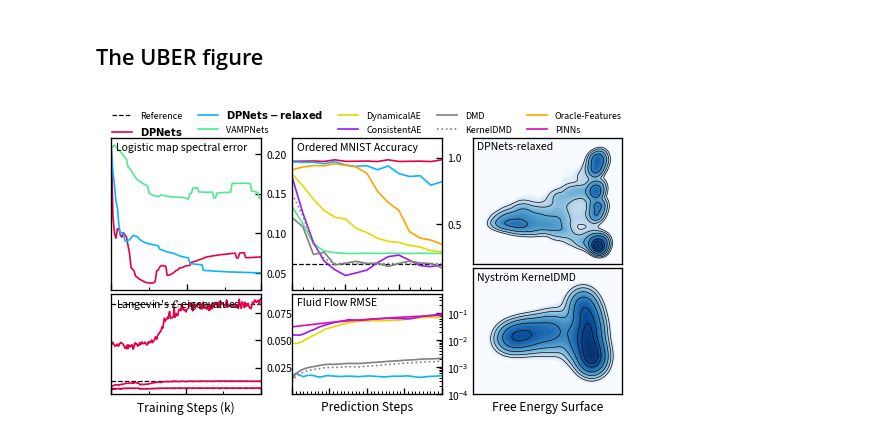
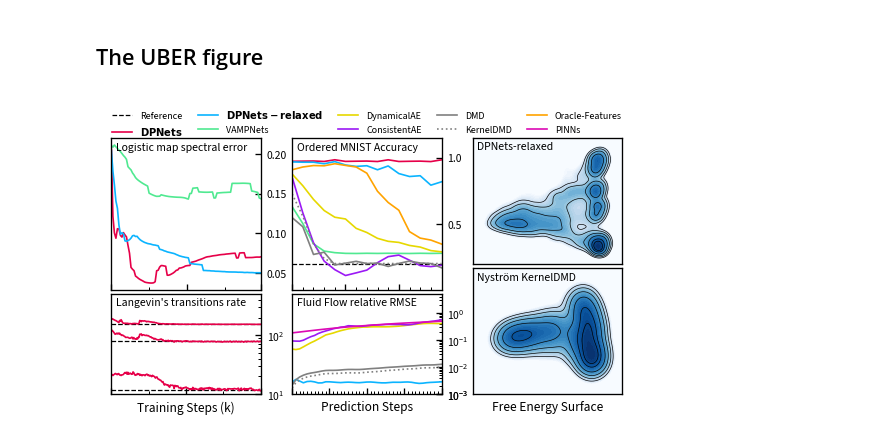
Before and after one commit to pietronvll/DPNets, a Jupyter notebook: figures/uber_fig.ipynb, the cells around one changed output. Cells and saved outputs as stored; diff of their text form; code cells hidden in the pictures.

Commit message:
Updated figures

```diff
--- a/figures/uber_fig.ipynb
+++ b/figures/uber_fig.ipynb
@@ -116,10 +116,11 @@ for filename in os.listdir(results_path):
         _tmp[model_name].append(restored)
 
 FLUID_FLOW = {}
+_fluid_flow_std = 0.16754142
 for model_name, model_data in _tmp.items():
     if len(model_data) > 0:
         FLUID_FLOW[model_name] = {
-            'data': np.array(model_data).mean(axis=0)
+            'data': np.array(model_data).mean(axis=0)/_fluid_flow_std
         }
 #Add old data:
 import pandas as pd
@@ -128,7 +129,7 @@ for model_name in model_styles.keys():
     if model_name in df.columns:
         FLUID_FLOW[model_name] = {
             'x': np.arange(len(df)),
-            'data': df[model_name].values
+            'data': df[model_name].values/_fluid_flow_std
         }
 # %% [markdown]
 #### Right Panel
@@ -171,19 +172,20 @@ ax_logistic.yaxis.tick_right()
 # Langevin
 ax_langevin = fig.add_subplot(gs[7:, 0])
 def implied_timescale(l):
-    return 1 / np.abs(l)
+    return np.abs(l)
 
-for v in LANGEVIN['hlines'][1:]:
+for v in LANGEVIN['hlines']:
     ax_langevin.axhline(implied_timescale(v), color='k', linewidth=0.75, linestyle='dashed', label='Reference')
-ax_langevin.plot(LANGEVIN['x'], implied_timescale(LANGEVIN['data'])[:, 1:], label='Eigenvalues', **model_styles['DPNets'])
+ax_langevin.plot(LANGEVIN['x'], implied_timescale(LANGEVIN['data']), label='Eigenvalues', **model_styles['DPNets'])
 
 ax_langevin.set(**{
     'xlabel': 'Training Steps (k)',
-    #'ylim': (-220, 50),
+    'ylim': (10, 5e2),
+    'yscale': 'log',
     'xticks': [0, 1000, 2000],
     'xmargin': 0
 })
-ax_langevin.text(pad, 1 - pad, r"Langevin's $\mathcal{L}$ eigenvalues", transform=ax_langevin.transAxes, fontsize=caption_size, verticalalignment='top')
+ax_langevin.text(pad, 1 - pad, r"Langevin's transitions rate", transform=ax_langevin.transAxes, fontsize=caption_size, verticalalignment='top')
 ax_langevin.xaxis.set_minor_locator(MultipleLocator(500))
 ax_langevin.tick_params(direction='in', which='both', labelbottom=False, labelsize=7)
 ax_langevin.yaxis.tick_right()
@@ -218,13 +220,13 @@ ax_fluid_flow.set(**{
     'xlabel': 'Prediction Steps',
     'xmargin': 0,
     'yscale': 'log',
-    'ylim': (1e-4, 5e-1),
-    'yticks': [1e-4, 1e-3, 1e-2, 1e-1]
+    'ylim': (1e-3, 5),
+    'yticks': [1e-3, 1e-3, 1e-2, 1e-1, 1]
 })
 
 ax_fluid_flow.xaxis.set_minor_locator(MultipleLocator(1))
 ax_fluid_flow.tick_params(which='both', direction='in', labelbottom=False, labelsize=7)
-ax_fluid_flow.text(pad, 1 - pad, 'Fluid Flow RMSE', transform=ax_fluid_flow.transAxes, fontsize=caption_size, verticalalignment='top')
+ax_fluid_flow.text(pad, 1 - pad, 'Fluid Flow relative RMSE', transform=ax_fluid_flow.transAxes, fontsize=caption_size, verticalalignment='top')
 ax_fluid_flow.yaxis.tick_right()
 
 # Chignolin - DPNets
@@ -240,31 +242,31 @@ ax_chignolin_dp.text(pad, 1 - pad, 'DPNets-relaxed', transform=ax_chignolin_dp.t
 
 # Chignolin - Nystrom-PCR
 ax_chignolin_nys = fig.add_subplot(gs[6:, 2])
 x, fes = FES['Nystrom-PCR']['x'], FES['Nystrom-PCR']['data']
 ax_chignolin_nys.tricontourf(x[:, 0], x[:, 1], fes, levels = np.linspace(0, 20, 100), cmap='Blues_r', vmax=6.5);
 ax_chignolin_nys.tricontour(x[:, 0], x[:, 1], fes, levels = [0.5, 1, 2, 3, 4, 5], linewidths=0.4, colors='k');
 ax_chignolin_nys.set(**{
     'xticks': [],
     'yticks': [],
     'xlabel': 'Free Energy Surface',
 })
 ax_chignolin_nys.text(pad, 1 - pad, 'Nyström KernelDMD', transform=ax_chignolin_nys.transAxes, fontsize=caption_size, verticalalignment='top')
 
 # Legend
 ax_legend = fig.add_subplot(gs[0, :])
 ax_legend.axis('off')
 # Join all handles and labels
 handles, labels = ax_ordered_mnist.get_legend_handles_labels()
 for (h, l) in zip(*ax_fluid_flow.get_legend_handles_labels()):
     if l not in labels:
         handles.append(h)
         labels.append(l)
 for l_id, l in enumerate(labels):
     if l == 'DPNets':
         labels[l_id] = r'$\bf{DPNets}$'
     elif l == 'DPNets-relaxed':
         labels[l_id] = r'$\bf{DPNets-relaxed}$'
 ax_legend.legend(handles, labels, loc='center', ncol=5, frameon=False, fontsize=6, columnspacing=1.5)
 fig.savefig('dpnets.pdf', bbox_inches='tight', dpi=300)
 # %% [output]
-[figure, old version]
+[figure, new version]
```
Also changed, not shown: parts of 1 cell of this notebook, 2 other files.
